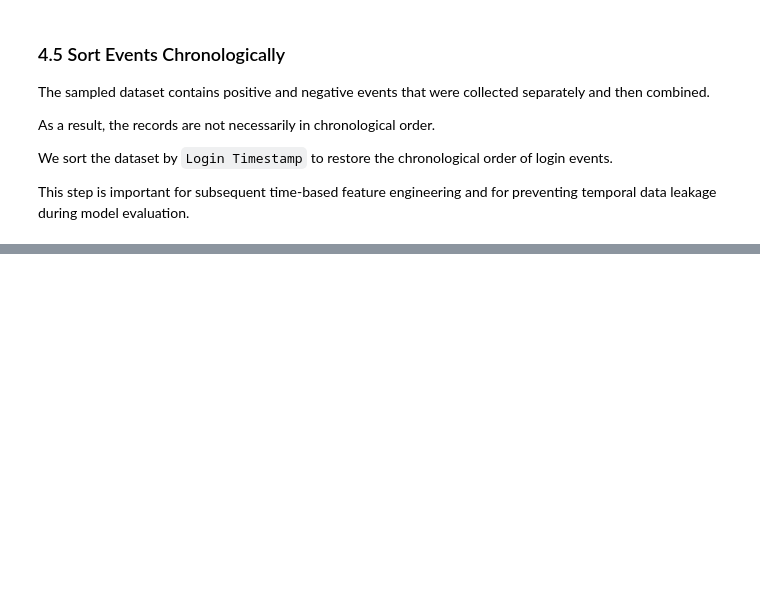
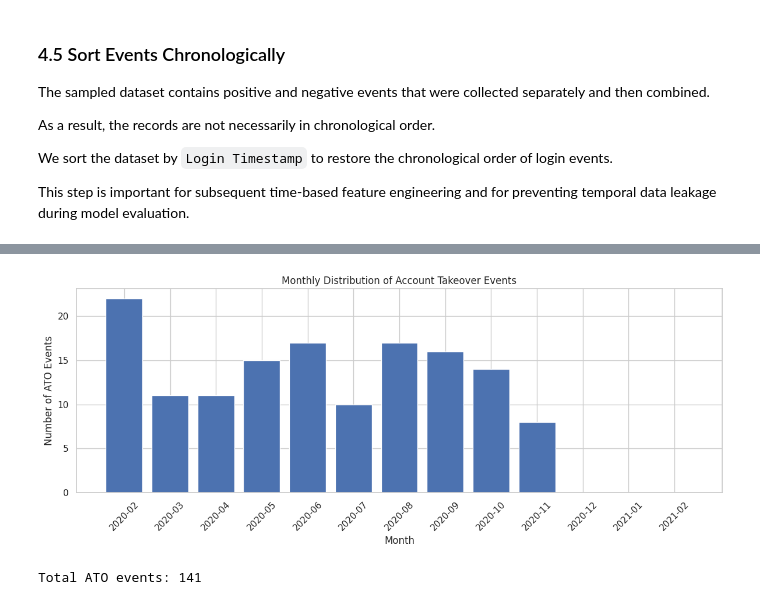
Before and after one commit to MiyukiMol/user-behavior-anomaly-detection, a Jupyter notebook: 02_unsupervised_anomaly_detection.ipynb, the cells around one changed output, grey strips where cells are left out. Drawn from its saved outputs; the diff is of its cells as text; code cells hidden in the pictures; blank space fills up the shorter version.

Commit message:
Add chunk-based sampling, data validation, and monthly ATO analysis

```diff
--- a/02_unsupervised_anomaly_detection.ipynb
+++ b/02_unsupervised_anomaly_detection.ipynb
@@ -585,0 +859,40 @@ This step is important for subsequent time-based feature engineering and for pre
+# %%
+import matplotlib.pyplot as plt
+
+# Extract monthly positive ATO events
+monthly_ato = (
+    original_monthly[
+        original_monthly[TARGET_COLUMN] == True
+    ]
+    .set_index("Month")["Count"]
+    .reindex(
+        pd.period_range(
+            start="2020-02",
+            end="2021-02",
+            freq="M"
+        ),
+        fill_value=0
+    )
+)
+
+# Plot monthly ATO events
+plt.figure(figsize=(12, 5))
+
+plt.bar(
+    monthly_ato.index.astype(str),
+    monthly_ato.values
+)
+
+plt.title("Monthly Distribution of Account Takeover Events")
+plt.xlabel("Month")
+plt.ylabel("Number of ATO Events")
+plt.xticks(rotation=45)
+
+plt.tight_layout()
+plt.show()
+
+# Display total number of ATO events
+print("Total ATO events:", monthly_ato.sum())
+# %% [output]
+[figure, added]
+Total ATO events: 141
```
Also changed, not shown: parts of 25 cells of this notebook.
